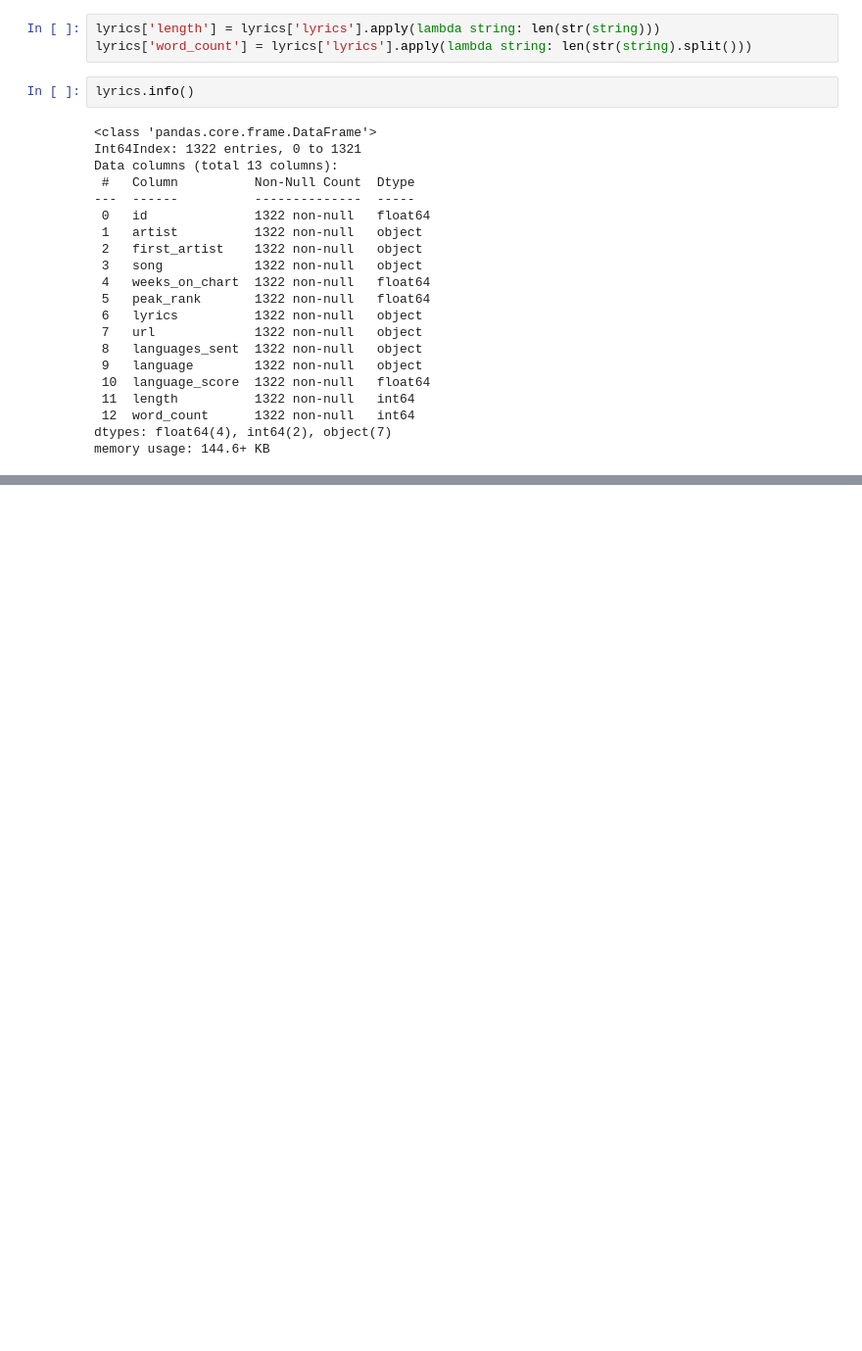
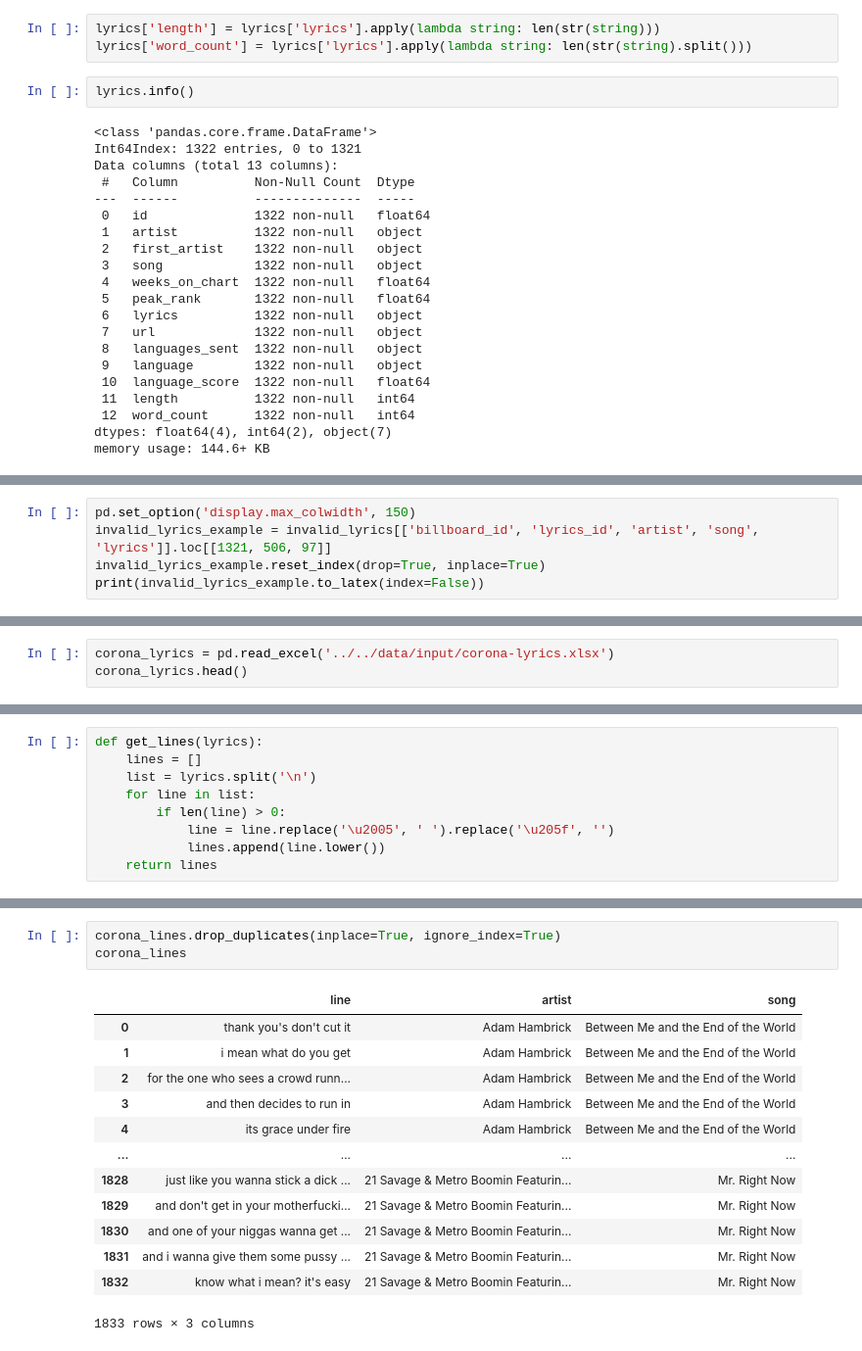
Before and after one commit to FelixSiegfriedRiedel/chart-lyrics-analysis, a Jupyter notebook: src/notebooks/lyrics_preparation.ipynb, the cells around one changed output, grey strips where cells are left out. Shown at 98% size. Cells and saved outputs as stored; diff of their text form; blank space fills up the shorter version.

```diff
--- a/src/notebooks/lyrics_preparation.ipynb
+++ b/src/notebooks/lyrics_preparation.ipynb
@@ -271,0 +213,5 @@ lyrics_english.to_csv('data/lyrics/bb-t100-lyrics.csv')
+# %%
+pd.set_option('display.max_colwidth', 150)
+invalid_lyrics_example = invalid_lyrics[['billboard_id', 'lyrics_id', 'artist', 'song', 'lyrics']].loc[[1321, 506, 97]]
+invalid_lyrics_example.reset_index(drop=True, inplace=True)
+print(invalid_lyrics_example.to_latex(index=False))
@@ -271,0 +242,3 @@ lyrics_english.to_csv('data/lyrics/bb-t100-lyrics.csv')
+# %%
+corona_lyrics = pd.read_excel('../../data/input/corona-lyrics.xlsx')
+corona_lyrics.head()
@@ -271,0 +252,9 @@ lyrics_english.to_csv('data/lyrics/bb-t100-lyrics.csv')
+# %%
+def get_lines(lyrics):
+    lines = []
+    list = lyrics.split('\n')
+    for line in list:
+        if len(line) > 0:
+            line = line.replace('\u2005', ' ').replace('\u205f', '')
+            lines.append(line.lower())
+    return lines
@@ -271,0 +274,17 @@ lyrics_english.to_csv('data/lyrics/bb-t100-lyrics.csv')
+# %%
+corona_lines.drop_duplicates(inplace=True, ignore_index=True)
+corona_lines
+# %% [output]
+|  | line | artist | song |
+| 0 | thank you's don't cut it | Adam Hambrick | Between Me and the End of the World |
+| 1 | i mean what do you get | Adam Hambrick | Between Me and the End of the World |
+| 2 | for the one who sees a crowd runn... | Adam Hambrick | Between Me and the End of the World |
+| 3 | and then decides to run in | Adam Hambrick | Between Me and the End of the World |
+| 4 | its grace under fire | Adam Hambrick | Between Me and the End of the World |
+| ... | ... | ... | ... |
+| 1828 | just like you wanna stick a dick ... | 21 Savage & Metro Boomin Featurin... | Mr. Right Now |
+| 1829 | and don't get in your motherfucki... | 21 Savage & Metro Boomin Featurin... | Mr. Right Now |
+| 1830 | and one of your niggas wanna get ... | 21 Savage & Metro Boomin Featurin... | Mr. Right Now |
+| 1831 | and i wanna give them some pussy ... | 21 Savage & Metro Boomin Featurin... | Mr. Right Now |
+| 1832 | know what i mean? it's easy | 21 Savage & Metro Boomin Featurin... | Mr. Right Now |
+1833 rows × 3 columns
```
Also changed, not shown: parts of 26 cells of this notebook.
